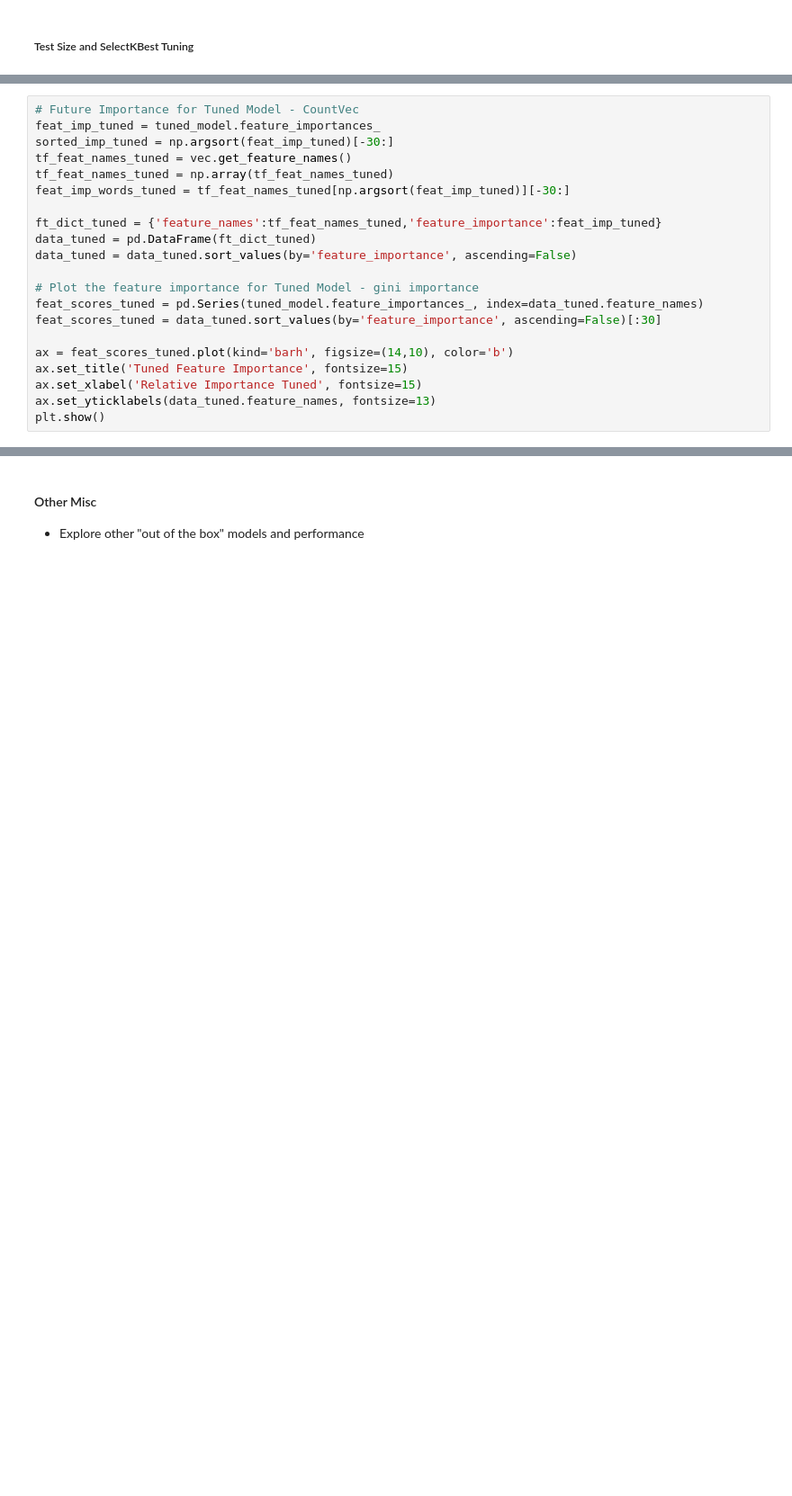
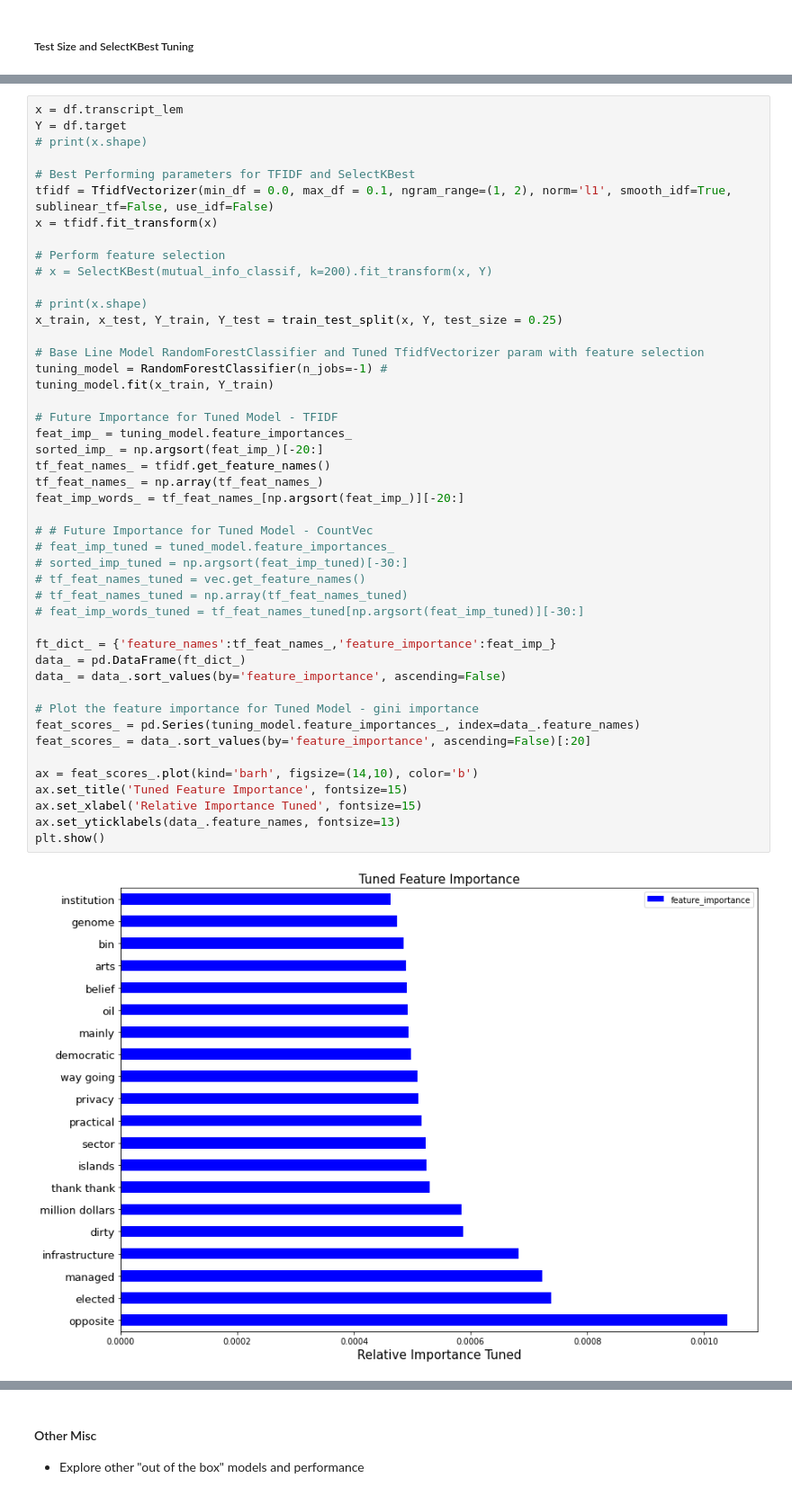
Before and after one commit to yamasjose11/ted-predictor, a Jupyter notebook: tedtalk_predictor.ipynb, the cells around one changed output, grey strips where cells are left out. Shown at 90% size. Drawn from its saved outputs; the diff is of its cells as text; blank space fills up the shorter version.

```diff
--- a/tedtalk_predictor.ipynb
+++ b/tedtalk_predictor.ipynb
@@ -1226,21 +846,48 @@ tuned_model.fit(x_train, Y_train)
 # %%
-# Future Importance for Tuned Model - CountVec
-feat_imp_tuned = tuned_model.feature_importances_
-sorted_imp_tuned = np.argsort(feat_imp_tuned)[-30:]
-tf_feat_names_tuned = vec.get_feature_names()
-tf_feat_names_tuned = np.array(tf_feat_names_tuned)
-feat_imp_words_tuned = tf_feat_names_tuned[np.argsort(feat_imp_tuned)][-30:]
+x = df.transcript_lem
+Y = df.target
+# print(x.shape)
 
-ft_dict_tuned = {'feature_names':tf_feat_names_tuned,'feature_importance':feat_imp_tuned}
-data_tuned = pd.DataFrame(ft_dict_tuned)
-data_tuned = data_tuned.sort_values(by='feature_importance', ascending=False)
+# Best Performing parameters for TFIDF and SelectKBest
+tfidf = TfidfVectorizer(min_df = 0.0, max_df = 0.1, ngram_range=(1, 2), norm='l1', smooth_idf=True, sublinear_tf=False, use_idf=False)
+x = tfidf.fit_transform(x)
+
+# Perform feature selection
+# x = SelectKBest(mutual_info_classif, k=200).fit_transform(x, Y)
+
+# print(x.shape)
+x_train, x_test, Y_train, Y_test = train_test_split(x, Y, test_size = 0.25)
+
+# Base Line Model RandomForestClassifier and Tuned TfidfVectorizer param with feature selection
+tuning_model = RandomForestClassifier(n_jobs=-1) #
+tuning_model.fit(x_train, Y_train)
+
+# Future Importance for Tuned Model - TFIDF
+feat_imp_ = tuning_model.feature_importances_
+sorted_imp_ = np.argsort(feat_imp_)[-20:]
+tf_feat_names_ = tfidf.get_feature_names()
+tf_feat_names_ = np.array(tf_feat_names_)
+feat_imp_words_ = tf_feat_names_[np.argsort(feat_imp_)][-20:]
+
+# # Future Importance for Tuned Model - CountVec
+# feat_imp_tuned = tuned_model.feature_importances_
+# sorted_imp_tuned = np.argsort(feat_imp_tuned)[-30:]
+# tf_feat_names_tuned = vec.get_feature_names()
+# tf_feat_names_tuned = np.array(tf_feat_names_tuned)
+# feat_imp_words_tuned = tf_feat_names_tuned[np.argsort(feat_imp_tuned)][-30:]
+
+ft_dict_ = {'feature_names':tf_feat_names_,'feature_importance':feat_imp_}
+data_ = pd.DataFrame(ft_dict_)
+data_ = data_.sort_values(by='feature_importance', ascending=False)
 
 # Plot the feature importance for Tuned Model - gini importance
-feat_scores_tuned = pd.Series(tuned_model.feature_importances_, index=data_tuned.feature_names)
-feat_scores_tuned = data_tuned.sort_values(by='feature_importance', ascending=False)[:30]
+feat_scores_ = pd.Series(tuning_model.feature_importances_, index=data_.feature_names)
+feat_scores_ = data_.sort_values(by='feature_importance', ascending=False)[:20]
 
-ax = feat_scores_tuned.plot(kind='barh', figsize=(14,10), color='b')
+ax = feat_scores_.plot(kind='barh', figsize=(14,10), color='b')
 ax.set_title('Tuned Feature Importance', fontsize=15)
 ax.set_xlabel('Relative Importance Tuned', fontsize=15)
-ax.set_yticklabels(data_tuned.feature_names, fontsize=13)
+ax.set_yticklabels(data_.feature_names, fontsize=13)
 plt.show()
+# %% [output]
+[figure, added]
```
Also changed, not shown: parts of 75 cells of this notebook.
